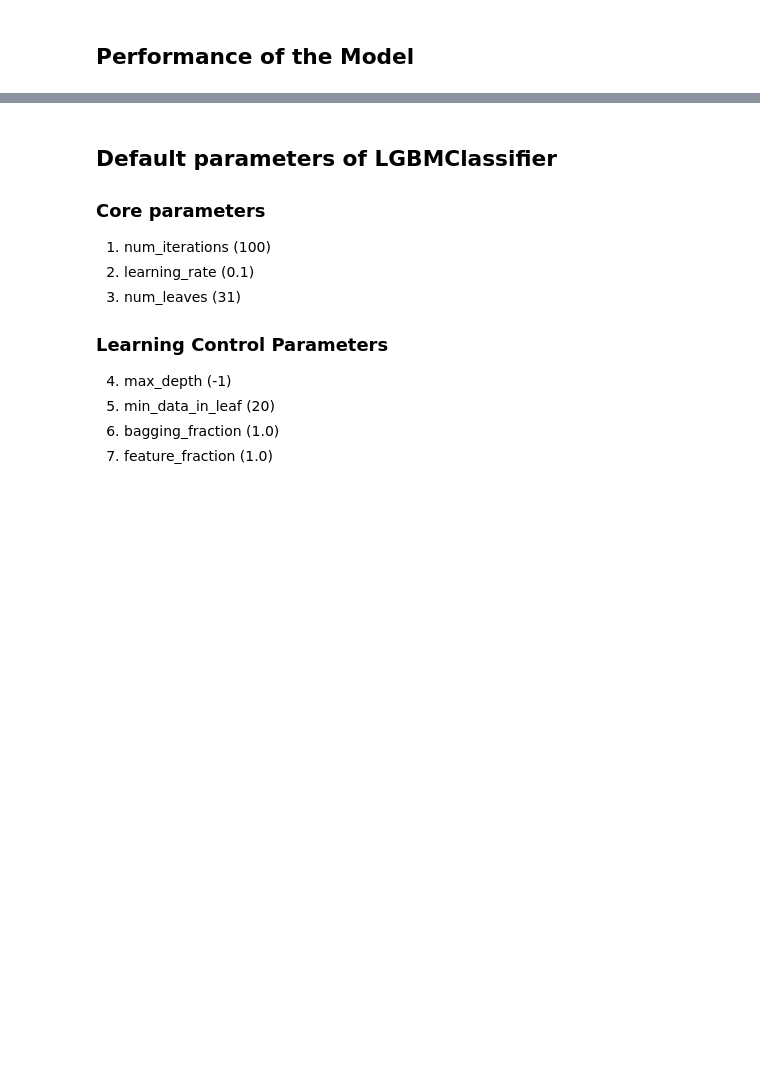
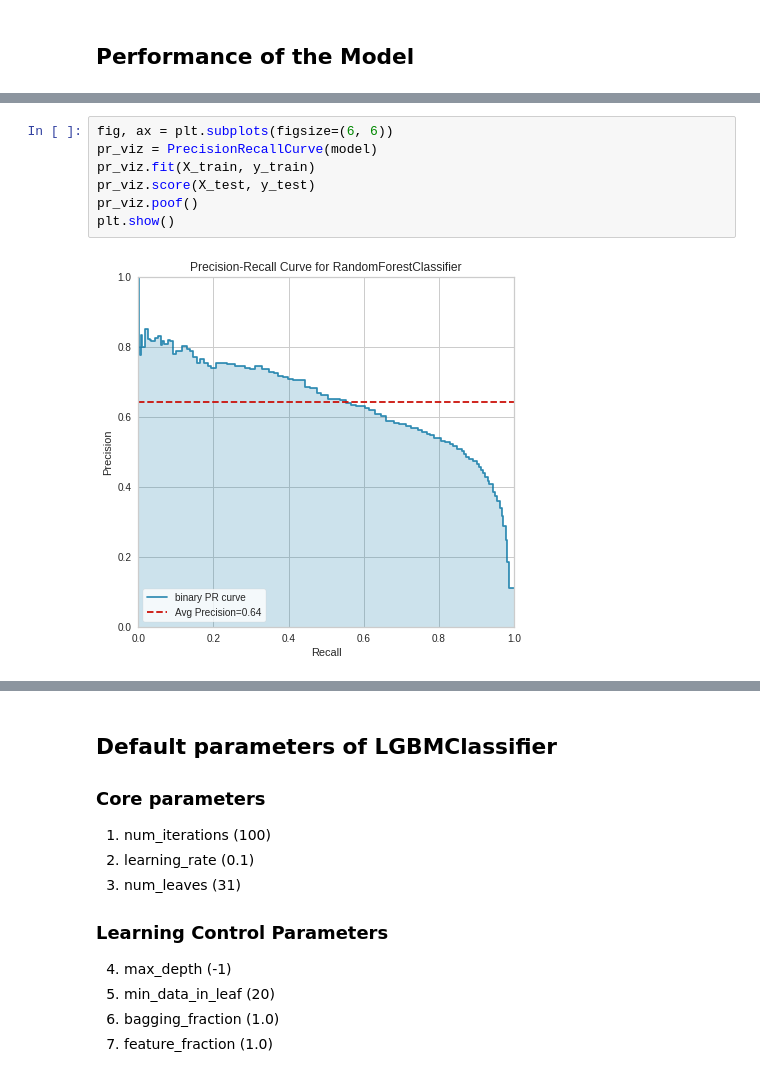
Before and after one commit to des137/Machine-Learning-Classifier-Example, a Jupyter notebook: Model.ipynb, the cells around one changed output, grey strips where cells are left out. Drawn from its saved outputs; the diff is of its cells as text; blank space fills up the shorter version.

```diff
--- a/Model.ipynb
+++ b/Model.ipynb
@@ -195,0 +212,9 @@ plt.show()
+# %%
+fig, ax = plt.subplots(figsize=(6, 6))
+pr_viz = PrecisionRecallCurve(model)
+pr_viz.fit(X_train, y_train)
+pr_viz.score(X_test, y_test)
+pr_viz.poof()
+plt.show()
+# %% [output]
+[figure, added]
```
Also changed, not shown: parts of 21 cells of this notebook, 7 other files.
